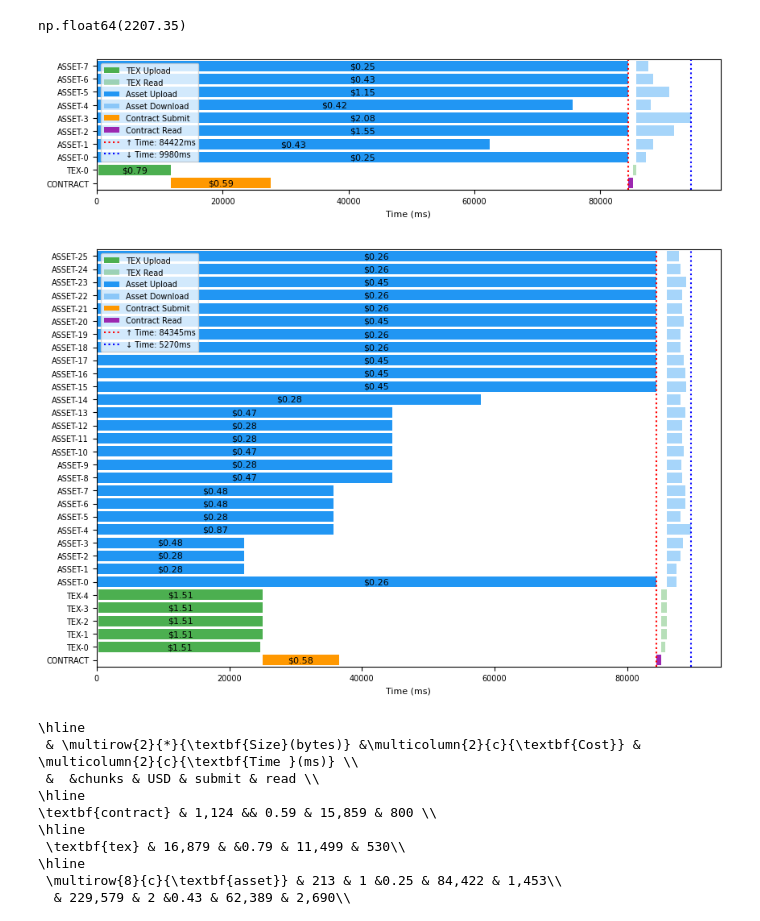
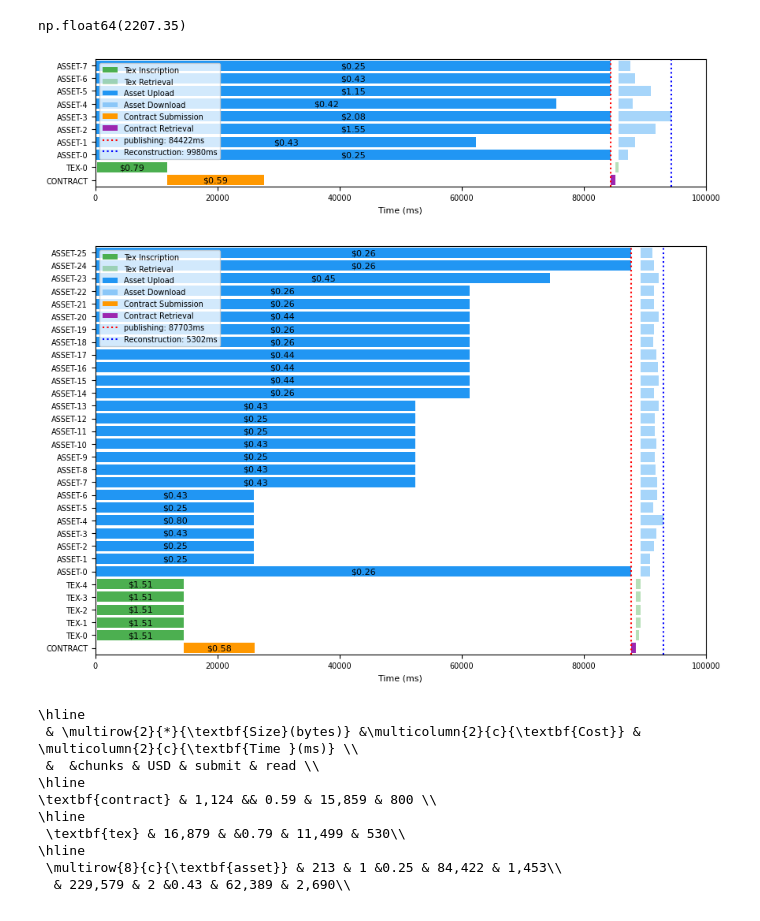
Before and after one commit to thales-must/dapp-ri, a Jupyter notebook: analysis/pipline.ipynb, the cells around one changed output. Cells and saved outputs as stored; diff of their text form; code cells hidden in the pictures.

```diff
--- a/analysis/pipline.ipynb
+++ b/analysis/pipline.ipynb
@@ -159,9 +157,9 @@ def draw_pipeline(json_file):
     upload_end = max(upload_end_all)
     read_end = max(read_end_all)
 
-    line1 = ax.axvline(upload_end, linestyle=":", color="red", label=f"↑ Time: {upload_end}ms")
+    line1 = ax.axvline(upload_end, linestyle=":", color="red", label=f"publishing: {upload_end}ms")
 
-    line2 = ax.axvline(read_end, linestyle=":", color="blue", label=f"↓ Time: {read_end- upload_end}ms" )
+    line2 = ax.axvline(read_end, linestyle=":", color="blue", label=f"Reconstruction: {read_end- upload_end}ms" )
 
     # =========================
     # 🧾 坐标
@@ -175,25 +173,26 @@ def draw_pipeline(json_file):
     # =========================
 
     legend_elements = [
-        Patch(facecolor=colors["tex"], label="TEX Upload"),
-        Patch(facecolor=colors["tex"], alpha=0.4, label="TEX Read"),
+        Patch(facecolor=colors["tex"], label="Tex Inscription"),
+        Patch(facecolor=colors["tex"], alpha=0.4, label="Tex Retrieval"),
         Patch(facecolor=colors["asset"], label="Asset Upload"),
         Patch(facecolor=colors["asset"], alpha=0.4, label="Asset Download"),
-        Patch(facecolor=colors["submit"], label="Contract Submit"),
-        Patch(facecolor=colors["readContract"], label="Contract Read"),
+        Patch(facecolor=colors["submit"], label="Contract Submission"),
+        Patch(facecolor=colors["readContract"], label="Contract Retrieval"),
     ] + [line1, line2]
     ax.set_ylim(-0.5, len(y_labels) - 0.5)
+    ax.set_xlim(0, 100000)
     ax.legend(handles=legend_elements, loc="upper left")
     # plt.subplots_adjust(left=0.2, right=0.95, top=0.95, bottom=0.1)
     # plt.tight_layout()
     plt.show()
 draw_pipeline("files/result_t32602.22017v2.json")
 # %% [output]
-[figure, old version]
+[figure, new version]
 # %%
-draw_pipeline("files/result_t22603.25100v1.json")
+draw_pipeline("files/result_t32603.25100v1.json")
 # %% [output]
-[figure, old version]
+[figure, new version]
 # %%
 def draw_table_from_json(json_file):
     with open(json_file) as f:
```
Also changed, not shown: parts of 10 cells of this notebook, 10 other files.
